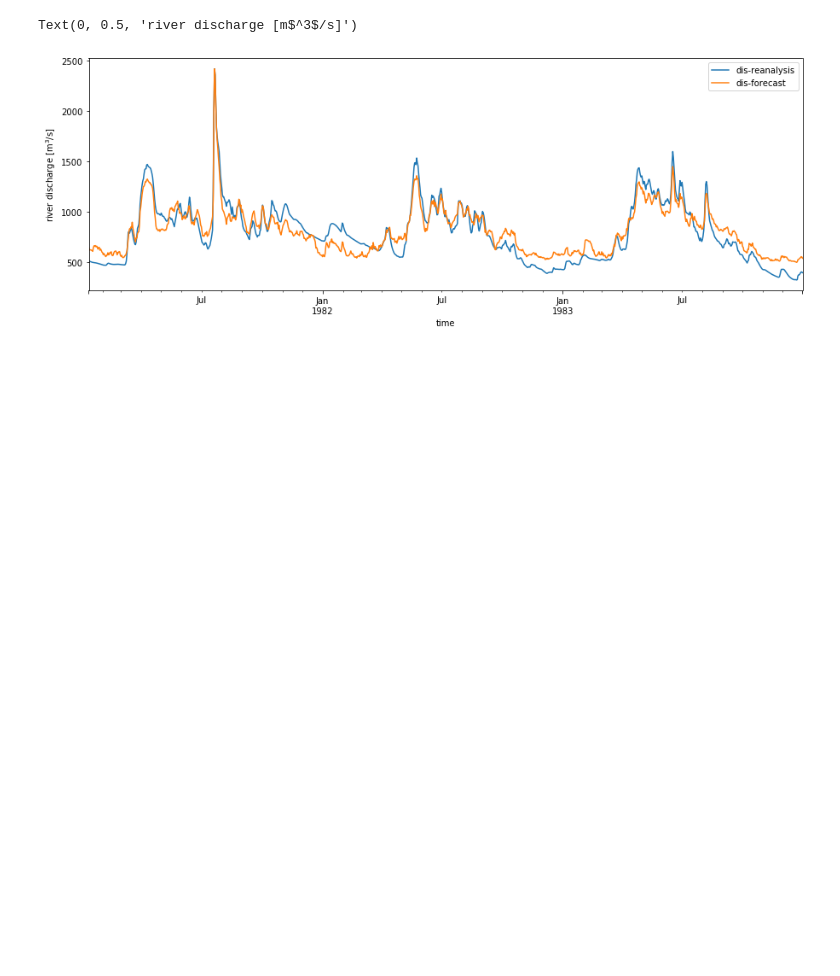
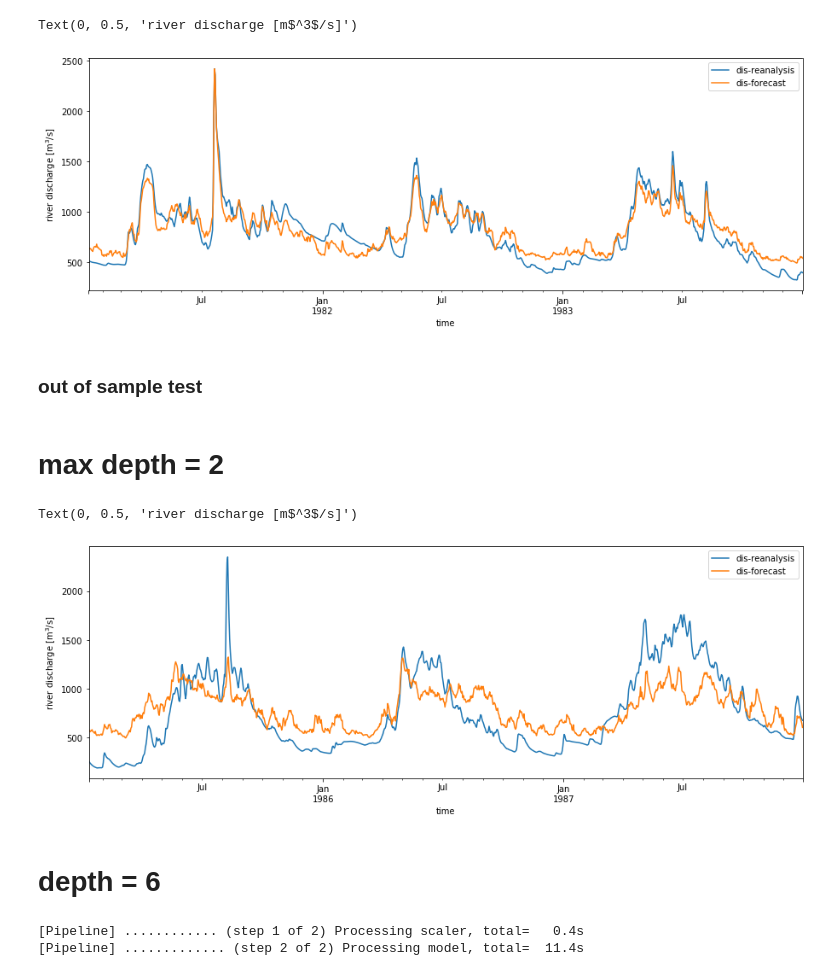
Before and after one commit to ECMWFCode4Earth/ml_flood, a Jupyter notebook: docs/010_test_xgboost_on_absolute_values.ipynb, the cells around one changed output. Saved outputs shown, nothing was run; the diff lists cells and outputs as text; code cells hidden in the pictures; blank space fills up the shorter version.

Commit message:
upd 10, add oos test

```diff
--- a/docs/010_test_xgboost_on_absolute_values.ipynb
+++ b/docs/010_test_xgboost_on_absolute_values.ipynb
@@ -205,3 +202,5 @@ ax.set_ylabel('river discharge [m$^3$/s]')
 # %% [output]
 Text(0, 0.5, 'river discharge [m$^3$/s]')
 [figure]
+# %% [markdown]
+### out of sample test
@@ -207,0 +262,35 @@ Text(0, 0.5, 'river discharge [m$^3$/s]')
+# %% [markdown]
+# max depth = 2
+# %%
+with ProgressBar():
+    ytest_oos = pipe.predict(Xda_oos)
+# %%
+ytest_oos = add_time(ytest_oos, time_oos, name='dis-forecast')
+# %%
+fig, ax = plt.subplots(figsize=(15,5))
+Xyt.loc[predictand].to_pandas().plot(ax=ax, label='dis-reanalysis')
+ytest_oos.to_pandas().plot(ax=ax, label='dis-forecast')
+plt.legend()
+ax.set_ylabel('river discharge [m$^3$/s]')
+# %% [output]
+Text(0, 0.5, 'river discharge [m$^3$/s]')
+[figure, added]
+# %% [markdown]
+# depth = 6
+# %%
+model = AdaBoostRegressor(DecisionTreeRegressor(max_depth=6),
+                          n_estimators=400)
+
+pipe = Pipeline([('scaler', StandardScaler()),
+                 #('pca', PCA(n_components=6)),
+                 ('model', model),],
+                verbose=True)
+
+with ProgressBar():
+    pipe.fit(Xda, yda)
+
+ytest = pipe.predict(Xda)
+ytest = add_time(ytest, time_oos, name='dis-forecast')
+# %% [output]
+[Pipeline] ............ (step 1 of 2) Processing scaler, total=   0.4s
+[Pipeline] ............. (step 2 of 2) Processing model, total=  11.4s
```
Also changed, not shown: parts of 7 cells of this notebook.
